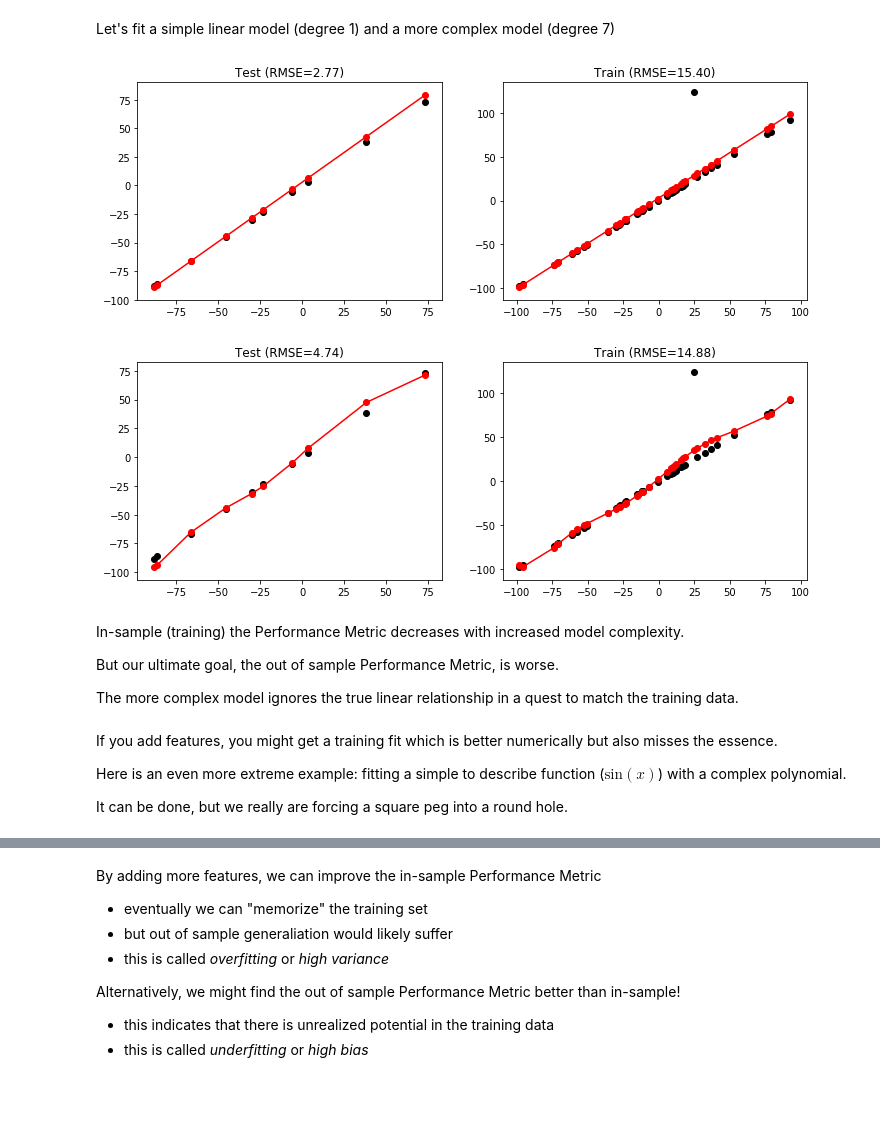
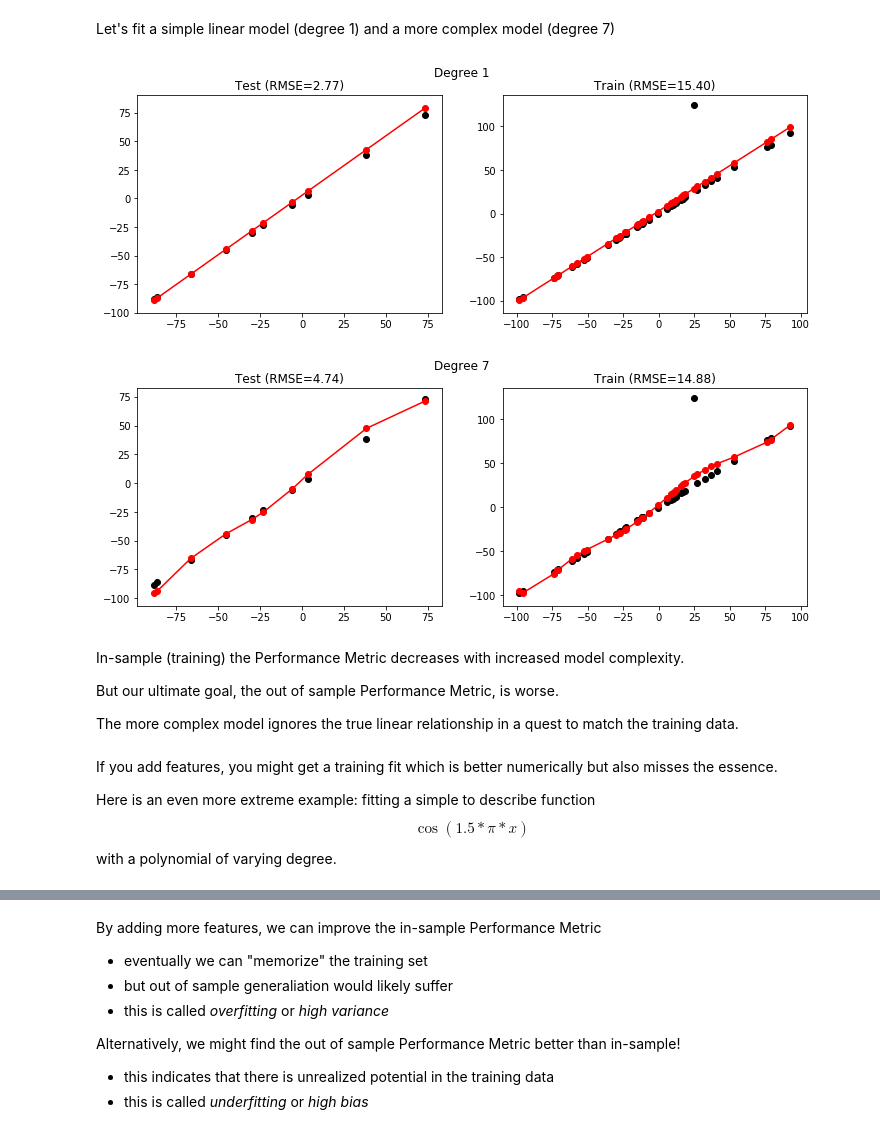
Before and after one commit to kenperry-public/ML_Spring_2020, a Jupyter notebook: Bias_and_Variance.ipynb, the cells around one changed output, grey strips where cells are left out. Drawn from its saved outputs; the diff is of its cells as text; code cells hidden in the pictures; blank space fills up the shorter version.

```diff
--- a/Bias_and_Variance.ipynb
+++ b/Bias_and_Variance.ipynb
@@ -120,14 +134,15 @@ Let's fit a simple linear model (degree 1) and a more complex model (degree 7)
 # %%
 from sklearn.pipeline import make_pipeline
 
 for degree in [1, 7]:
     poly_model = make_pipeline(PolynomialFeatures(degree),
                                linear_model.LinearRegression())
 
-    _= bad.run_regress(bad.X, bad.y, model=poly_model, print_summary=False)
+    fig, axs = bad.run_regress(bad.X, bad.y, model=poly_model, print_summary=False)
+    _= fig.suptitle("Degree "+ str(degree))
 # %% [output]
-[figure, old version]
+[figure, new version]
-[figure, old version]
+[figure, new version]
 # %% [markdown]
 In-sample (training) the Performance Metric decreases with increased model complexity.
 
@@ -138,7 +153,7 @@ The more complex model ignores the true linear relationship in a quest to match
 If you add features, you might get a training fit which is better numerically but
 also misses the essence.
 
-Here is an even more extreme example: fitting a simple to describe function ($\textrm{sin}(x)$)
-with a complex polynomial.
-
-It can be done, but we really are forcing a square peg into a round hole.
+Here is an even more extreme example: fitting a simple to describe function
+$$\cos( 1.5 * \pi * x )
+$$
+with a  polynomial of varying degree.
```
Also changed, not shown: parts of 15 cells of this notebook, 22 other files.
